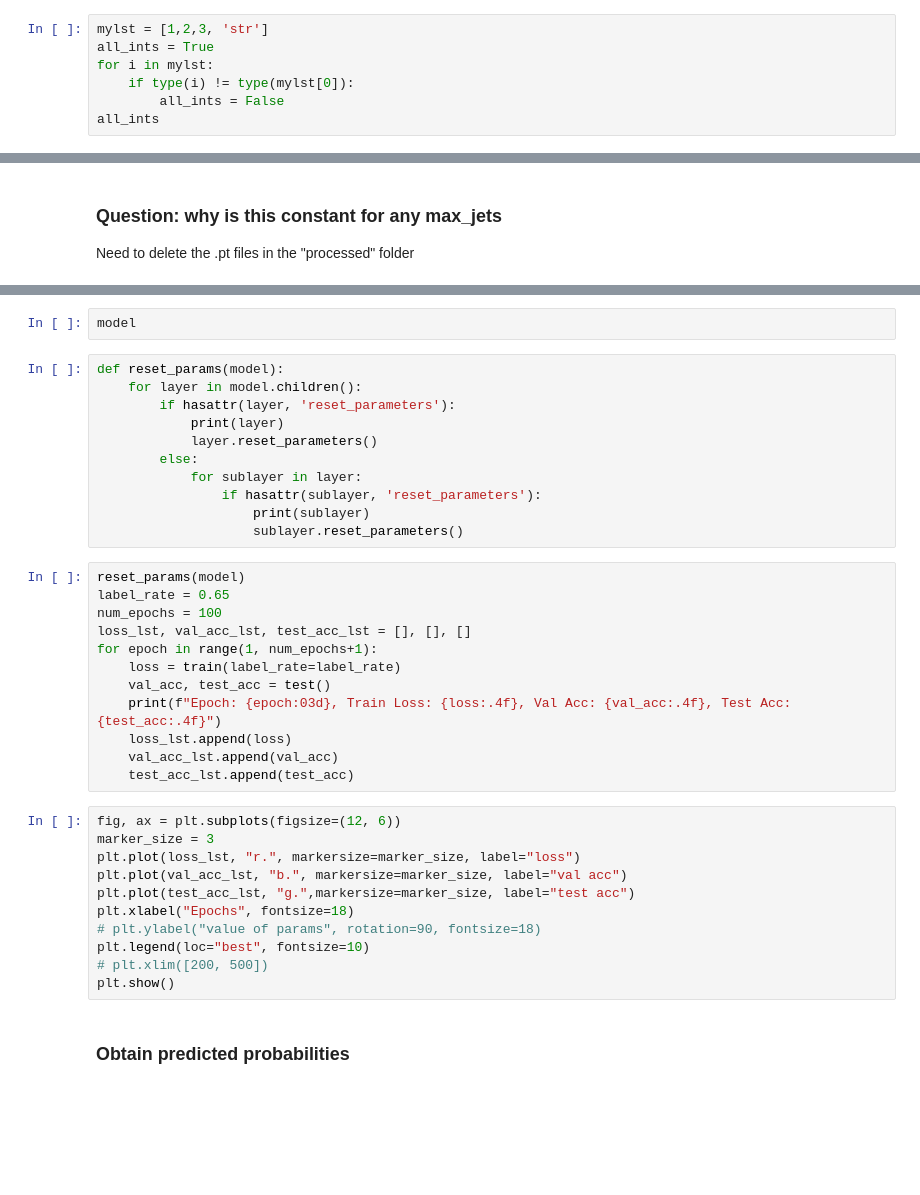
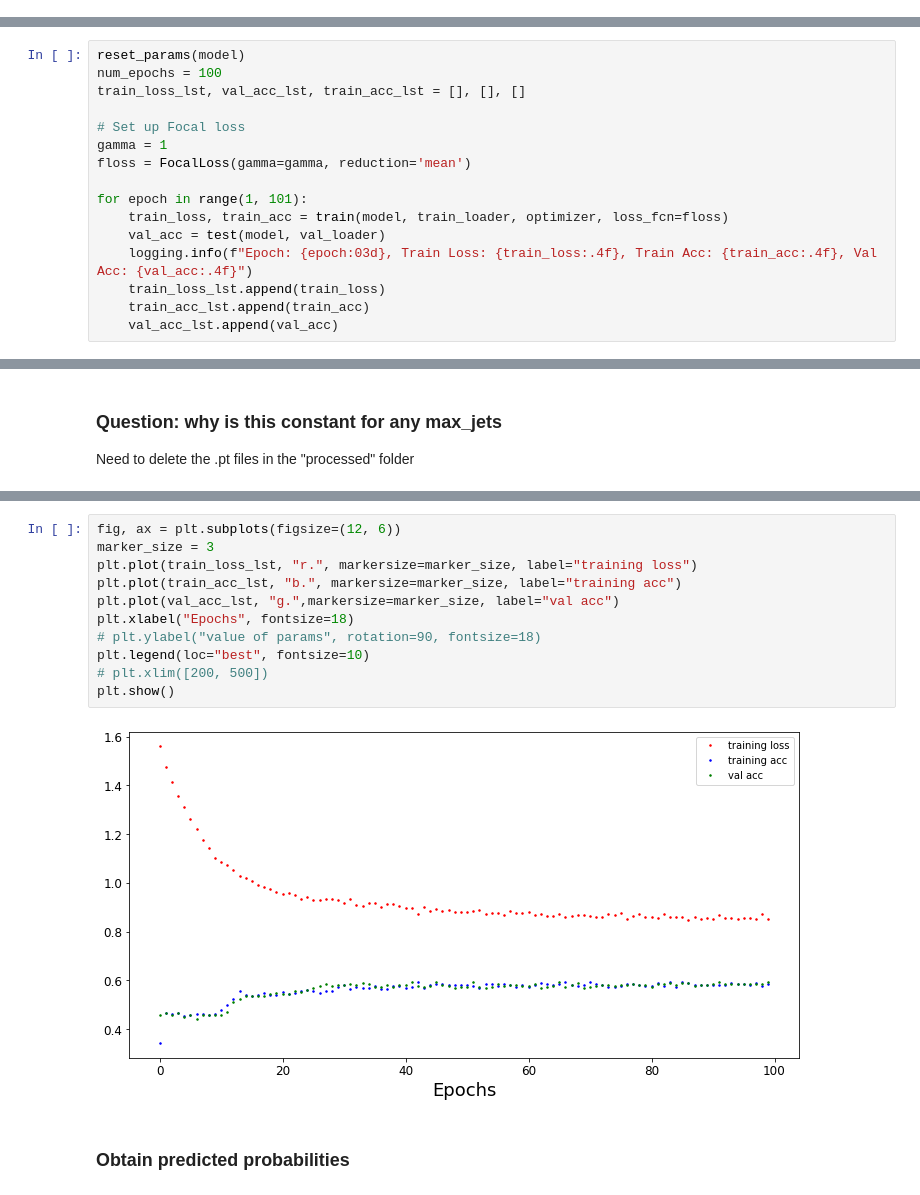
Before and after one commit to JavierZhao/semi-supervised-tests, a Jupyter notebook: Jupyter/ssl_tests_train_model.ipynb, the cells around one changed output, grey strips where cells are left out. Cells and saved outputs as stored; diff of their text form; blank space fills up the shorter version.

Commit message:
updated ssl_tests

```diff
--- a/Jupyter/ssl_tests_train_model.ipynb
+++ b/Jupyter/ssl_tests_train_model.ipynb
@@ -25,7 +20,0 @@ GPU 00000000:89:00.0
-# %%
-mylst = [1,2,3, 'str']
-all_ints = True
-for i in mylst:
-    if type(i) != type(mylst[0]):
-        all_ints = False
-all_ints
@@ -120,0 +167,16 @@ data.size()
+# %%
+reset_params(model)
+num_epochs = 100
+train_loss_lst, val_acc_lst, train_acc_lst = [], [], []
+
+# Set up Focal loss
+gamma = 1
+floss = FocalLoss(gamma=gamma, reduction='mean')
+
+for epoch in range(1, 101):
+    train_loss, train_acc = train(model, train_loader, optimizer, loss_fcn=floss)
+    val_acc = test(model, val_loader)
+    logging.info(f"Epoch: {epoch:03d}, Train Loss: {train_loss:.4f}, Train Acc: {train_acc:.4f}, Val Acc: {val_acc:.4f}")
+    train_loss_lst.append(train_loss)
+    train_acc_lst.append(train_acc)
+    val_acc_lst.append(val_acc)
@@ -164,39 +204,16 @@ def test():
-# %%
-model
-# %%
-def reset_params(model):
-    for layer in model.children():
-        if hasattr(layer, 'reset_parameters'):
-            print(layer)
-            layer.reset_parameters()
-        else:
-            for sublayer in layer:
-                if hasattr(sublayer, 'reset_parameters'):
-                    print(sublayer)
-                    sublayer.reset_parameters()
-# %%
-reset_params(model)
-label_rate = 0.65
-num_epochs = 100
-loss_lst, val_acc_lst, test_acc_lst = [], [], []
-for epoch in range(1, num_epochs+1):
-    loss = train(label_rate=label_rate)
-    val_acc, test_acc = test()
-    print(f"Epoch: {epoch:03d}, Train Loss: {loss:.4f}, Val Acc: {val_acc:.4f}, Test Acc: {test_acc:.4f}")
-    loss_lst.append(loss)
-    val_acc_lst.append(val_acc)
-    test_acc_lst.append(test_acc)
 # %%
 fig, ax = plt.subplots(figsize=(12, 6))
 marker_size = 3
-plt.plot(loss_lst, "r.", markersize=marker_size, label="loss")
-plt.plot(val_acc_lst, "b.", markersize=marker_size, label="val acc")
-plt.plot(test_acc_lst, "g.",markersize=marker_size, label="test acc")
+plt.plot(train_loss_lst, "r.", markersize=marker_size, label="training loss")
+plt.plot(train_acc_lst, "b.", markersize=marker_size, label="training acc")
+plt.plot(val_acc_lst, "g.",markersize=marker_size, label="val acc")
 plt.xlabel("Epochs", fontsize=18)
 # plt.ylabel("value of params", rotation=90, fontsize=18)
 plt.legend(loc="best", fontsize=10)
 # plt.xlim([200, 500])
 plt.show()
+# %% [output]
+[figure, added]
 # %% [markdown]
 ### Obtain predicted probabilities
 # %%
```
Also changed, not shown: parts of 17 cells of this notebook.
